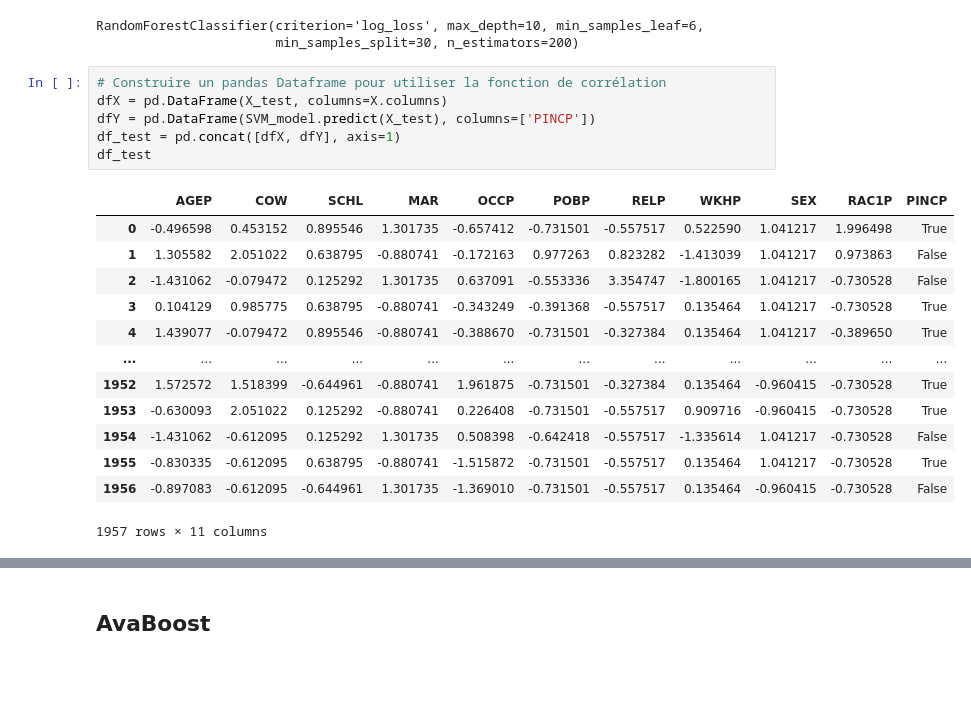
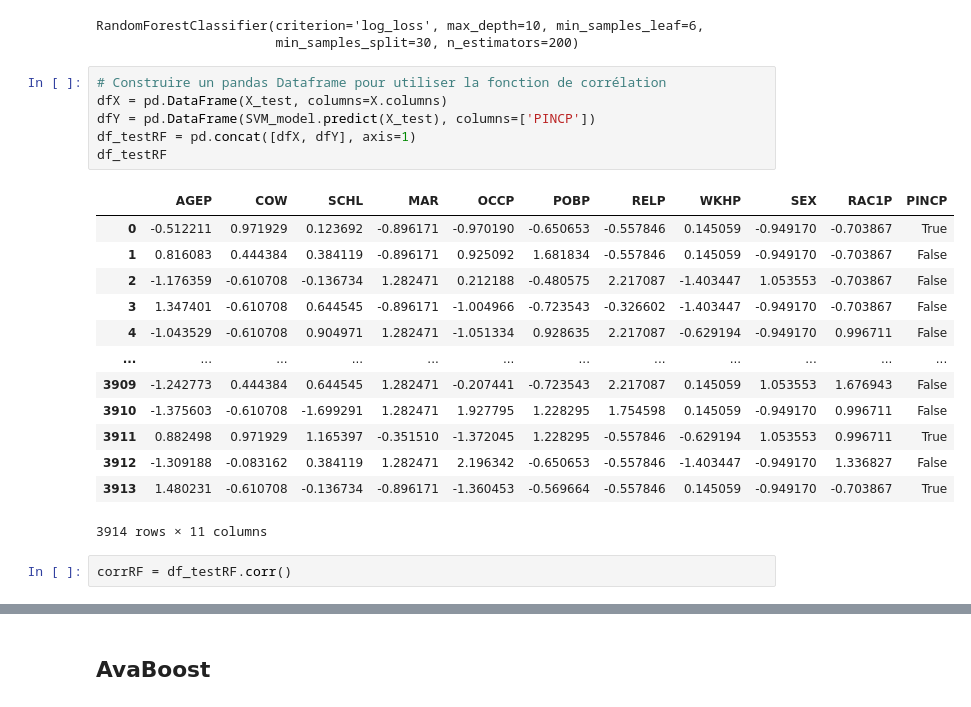
Before and after one commit to thomasclgnt/AS, a Jupyter notebook: Explicabilite.ipynb, the cells around one changed output, grey strips where cells are left out. Drawn from its saved outputs; the diff is of its cells as text; blank space fills up the shorter version.

```diff
--- a/Explicabilite.ipynb
+++ b/Explicabilite.ipynb
@@ -120,21 +121,23 @@ RandomForestClassifier(criterion='log_loss', max_depth=10, min_samples_leaf=6,
 # %%
 # Construire un pandas Dataframe pour utiliser la fonction de corrélation
 dfX = pd.DataFrame(X_test, columns=X.columns)
 dfY = pd.DataFrame(SVM_model.predict(X_test), columns=['PINCP'])
-df_test = pd.concat([dfX, dfY], axis=1)
-df_test
+df_testRF = pd.concat([dfX, dfY], axis=1)
+df_testRF
 # %% [output]
 |  | AGEP | COW | SCHL | MAR | OCCP | POBP | RELP | WKHP | SEX | RAC1P | PINCP |
-| 0 | -0.496598 | 0.453152 | 0.895546 | 1.301735 | -0.657412 | -0.731501 | -0.557517 | 0.522590 | 1.041217 | 1.996498 | True |
-| 1 | 1.305582 | 2.051022 | 0.638795 | -0.880741 | -0.172163 | 0.977263 | 0.823282 | -1.413039 | 1.041217 | 0.973863 | False |
-| 2 | -1.431062 | -0.079472 | 0.125292 | 1.301735 | 0.637091 | -0.553336 | 3.354747 | -1.800165 | 1.041217 | -0.730528 | False |
-| 3 | 0.104129 | 0.985775 | 0.638795 | -0.880741 | -0.343249 | -0.391368 | -0.557517 | 0.135464 | 1.041217 | -0.730528 | True |
-| 4 | 1.439077 | -0.079472 | 0.895546 | -0.880741 | -0.388670 | -0.731501 | -0.327384 | 0.135464 | 1.041217 | -0.389650 | True |
+| 0 | -0.512211 | 0.971929 | 0.123692 | -0.896171 | -0.970190 | -0.650653 | -0.557846 | 0.145059 | -0.949170 | -0.703867 | True |
+| 1 | 0.816083 | 0.444384 | 0.384119 | -0.896171 | 0.925092 | 1.681834 | -0.557846 | 0.145059 | -0.949170 | -0.703867 | False |
+| 2 | -1.176359 | -0.610708 | -0.136734 | 1.282471 | 0.212188 | -0.480575 | 2.217087 | -1.403447 | 1.053553 | -0.703867 | False |
+| 3 | 1.347401 | -0.610708 | 0.644545 | -0.896171 | -1.004966 | -0.723543 | -0.326602 | -1.403447 | -0.949170 | -0.703867 | False |
+| 4 | -1.043529 | -0.610708 | 0.904971 | 1.282471 | -1.051334 | 0.928635 | 2.217087 | -0.629194 | -0.949170 | 0.996711 | False |
 | ... | ... | ... | ... | ... | ... | ... | ... | ... | ... | ... | ... |
-| 1952 | 1.572572 | 1.518399 | -0.644961 | -0.880741 | 1.961875 | -0.731501 | -0.327384 | 0.135464 | -0.960415 | -0.730528 | True |
-| 1953 | -0.630093 | 2.051022 | 0.125292 | -0.880741 | 0.226408 | -0.731501 | -0.557517 | 0.909716 | -0.960415 | -0.730528 | True |
-| 1954 | -1.431062 | -0.612095 | 0.125292 | 1.301735 | 0.508398 | -0.642418 | -0.557517 | -1.335614 | 1.041217 | -0.730528 | False |
-| 1955 | -0.830335 | -0.612095 | 0.638795 | -0.880741 | -1.515872 | -0.731501 | -0.557517 | 0.135464 | 1.041217 | -0.730528 | True |
-| 1956 | -0.897083 | -0.612095 | -0.644961 | 1.301735 | -1.369010 | -0.731501 | -0.557517 | 0.135464 | -0.960415 | -0.730528 | False |
+| 3909 | -1.242773 | 0.444384 | 0.644545 | 1.282471 | -0.207441 | -0.723543 | 2.217087 | 0.145059 | 1.053553 | 1.676943 | False |
+| 3910 | -1.375603 | -0.610708 | -1.699291 | 1.282471 | 1.927795 | 1.228295 | 1.754598 | 0.145059 | -0.949170 | 0.996711 | False |
+| 3911 | 0.882498 | 0.971929 | 1.165397 | -0.351510 | -1.372045 | 1.228295 | -0.557846 | -0.629194 | 1.053553 | 0.996711 | True |
+| 3912 | -1.309188 | -0.083162 | 0.384119 | 1.282471 | 2.196342 | -0.650653 | -0.557846 | -1.403447 | -0.949170 | 1.336827 | False |
+| 3913 | 1.480231 | -0.610708 | -0.136734 | -0.896171 | -1.360453 | -0.569664 | -0.557846 | 0.145059 | -0.949170 | -0.703867 | True |
-1957 rows × 11 columns
+3914 rows × 11 columns
+# %%
+corrRF = df_testRF.corr()
 # %%
```
Also changed, not shown: parts of 10 cells of this notebook.
